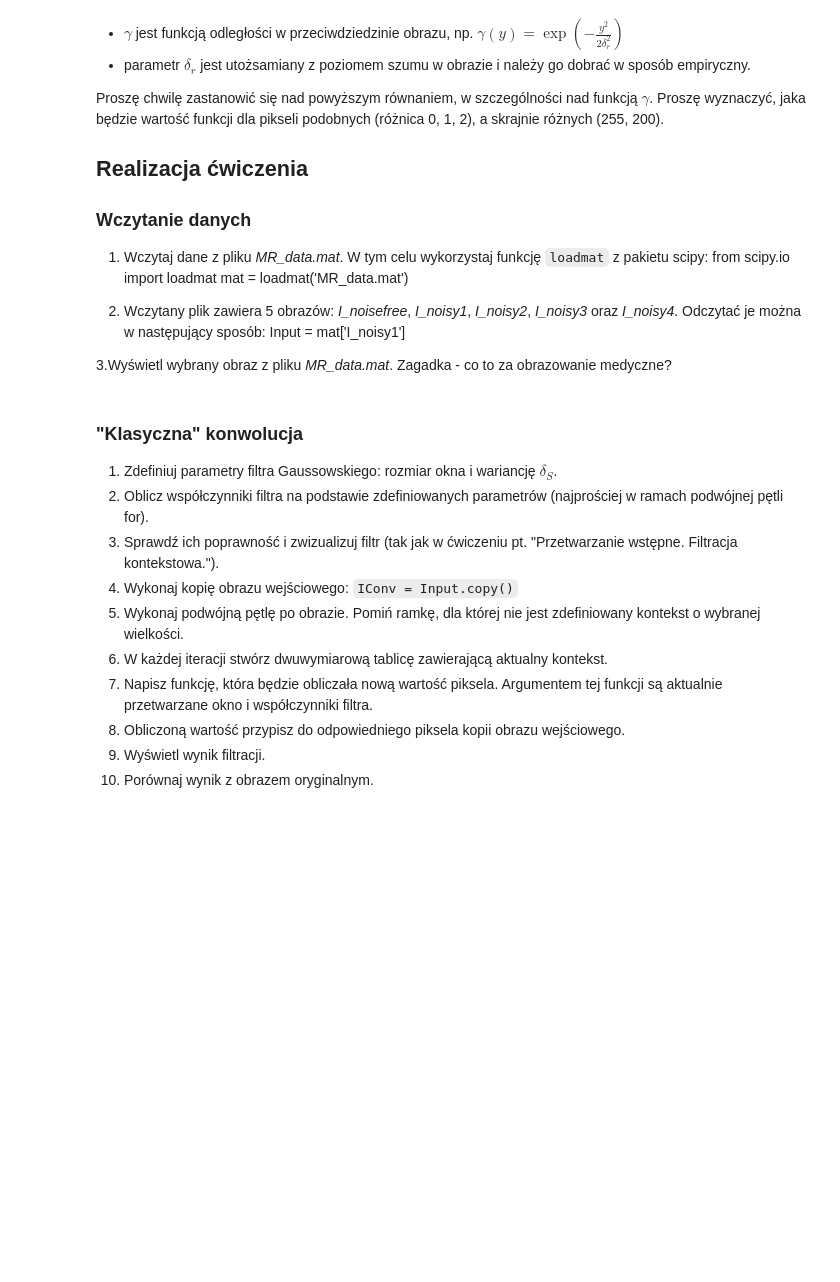
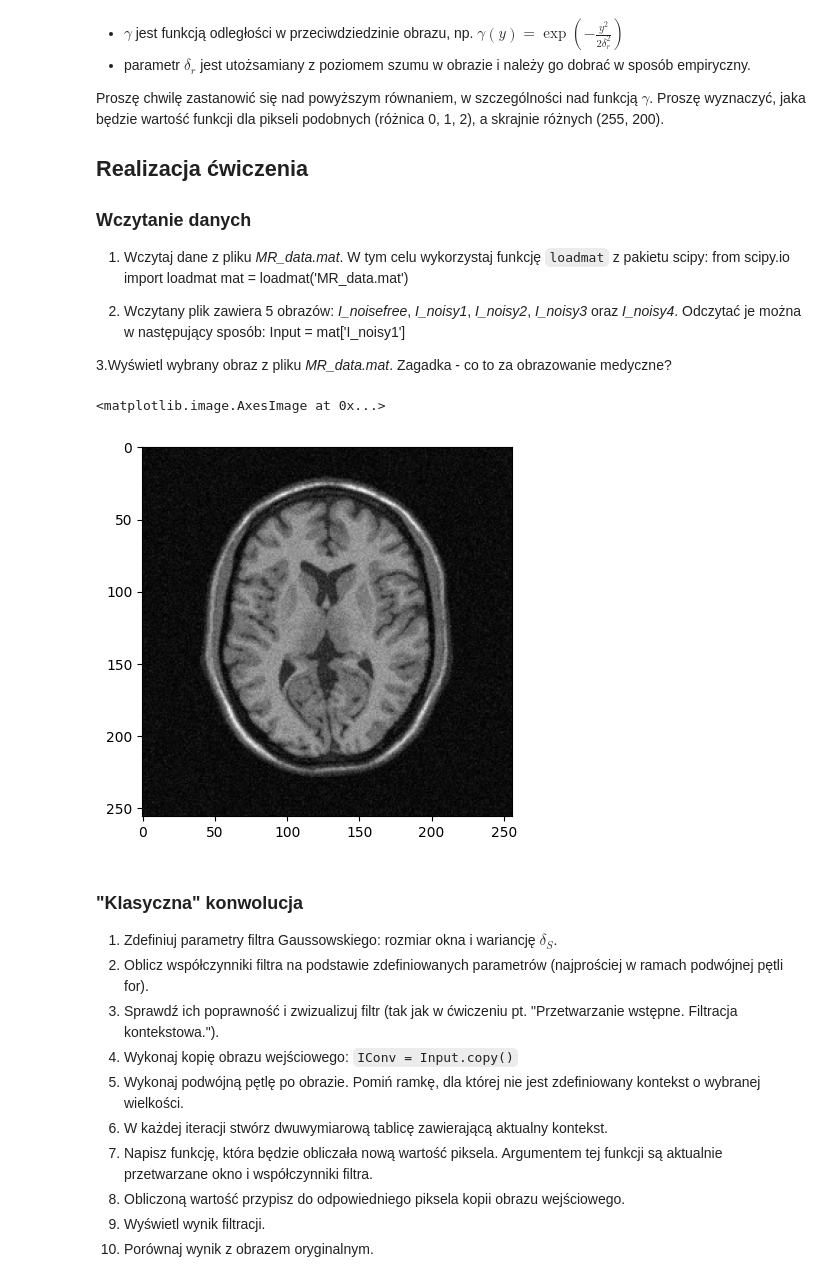
Before and after one commit to lursz/DigitalImageProcessing-Course, a Jupyter notebook: lab7/07_bilateral.ipynb, the cells around one changed output. Saved outputs shown, nothing was run; the diff lists cells and outputs as text; code cells hidden in the pictures; blank space fills up the shorter version.

```diff
--- a/lab7/07_bilateral.ipynb
+++ b/lab7/07_bilateral.ipynb
@@ -59,22 +59,27 @@ Proszę chwilę zastanowić się nad powyższym równaniem, w szczególności na
 # %%
 import cv2
 import os
 import requests
 from matplotlib import pyplot as plt
 import numpy as np
 from scipy import signal
 from scipy.io import loadmat
 import math
 
 url = 'https://raw.githubusercontent.com/vision-agh/poc_sw/master/07_Bilateral/'
 
 fileNames = ["MR_data.mat"]
 for fileName in fileNames:
   if not os.path.exists(fileName):
       r = requests.get(url + fileName, allow_redirects=True)
       open(fileName, 'wb').write(r.content)
 
-#TODO Samodzielna
+mr_data = loadmat('MR_data.mat')
+img = mr_data['I_noisy1']
+plt.imshow(img, cmap='gray')
+# %% [output]
+<matplotlib.image.AxesImage at 0x...>
+[figure, added]
 # %% [markdown]
 ### "Klasyczna" konwolucja
 
```
Also changed, not shown: parts of 6 cells of this notebook, 4 other files.
